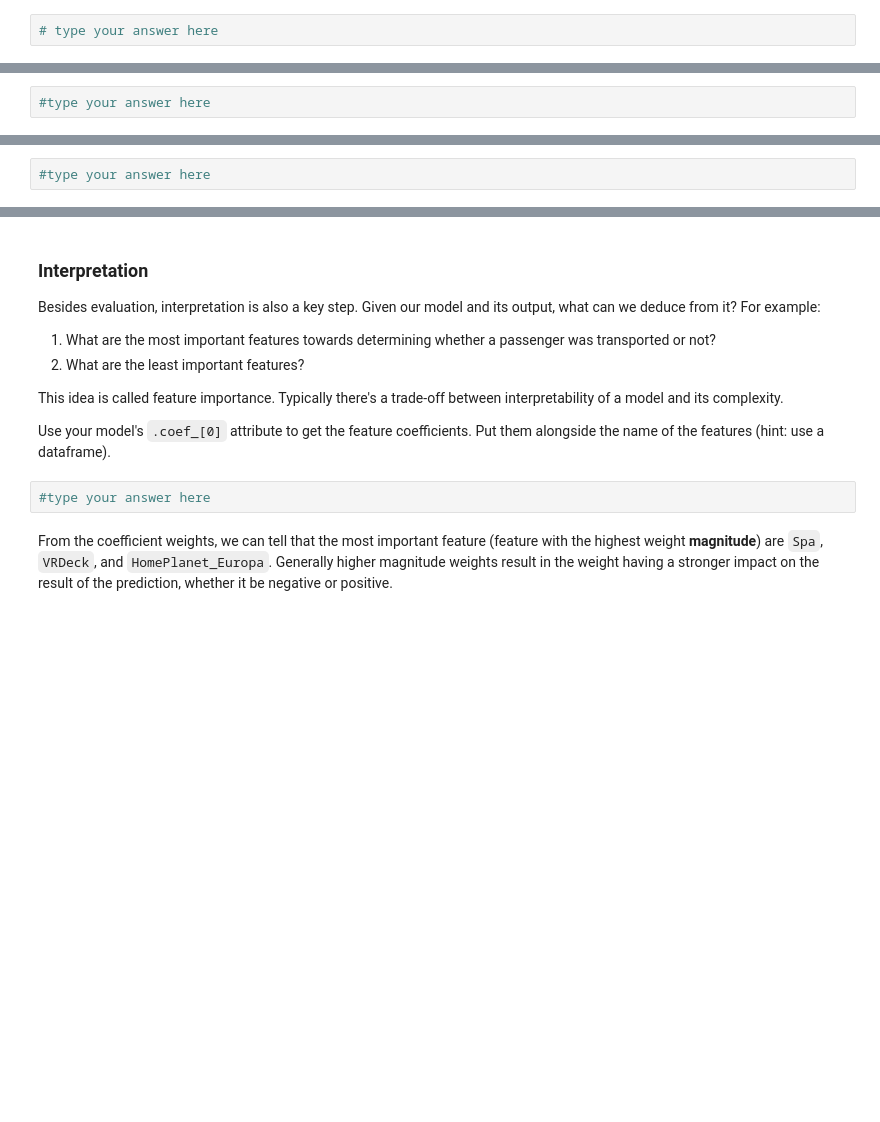
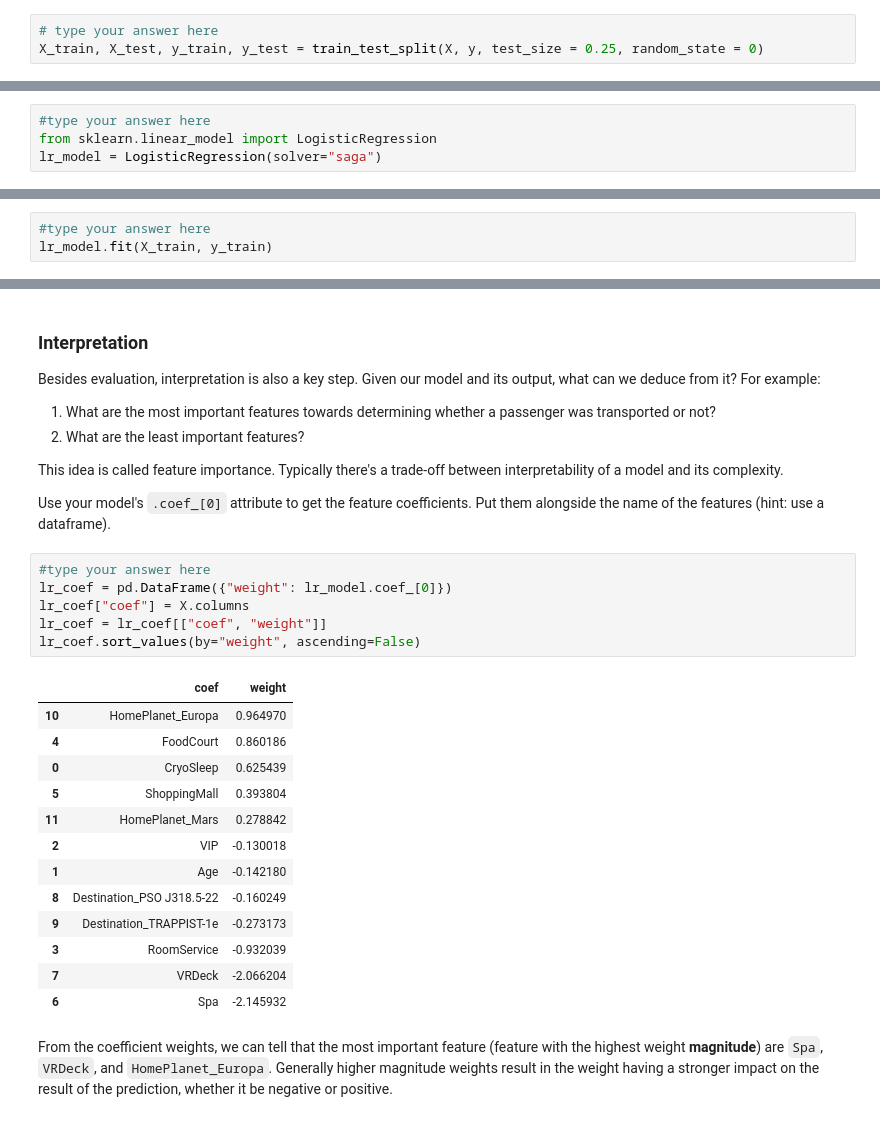
Before and after one commit to Daphne-Qin/deep-2023, a Jupyter notebook: workshop/wksp4/DEEP #4 Classification.ipynb, the cells around one changed output, grey strips where cells are left out. Cells and saved outputs as stored; diff of their text form; blank space fills up the shorter version.

````diff
--- a/workshop/wksp4/DEEP #4 Classification.ipynb
+++ b/workshop/wksp4/DEEP #4 Classification.ipynb
@@ -79,6 +105,7 @@ y = data["Transported"] #just the label
 Now use `X` and `y` to perform the `train_test_split` to obtain your training and test sets
 # %%
 # type your answer here
+X_train, X_test, y_train, y_test = train_test_split(X, y, test_size = 0.25, random_state = 0)
 # %% [markdown]
 One more thing, it is always good practice to standardize our data before modeling. This ensures that all our numerical data is on the same scale!
 # %%
@@ -114,8 +146,11 @@ Note, there are many, many different models for classification. These are some o
 Let's start by creating a simple logistic regression model. We can import it and create an instance of it.
 # %%
 #type your answer here
+from sklearn.linear_model import LogisticRegression
+lr_model = LogisticRegression(solver="saga")
 # %% [markdown]
 ### Fit
 After we've created our model, we now need to train it using our training set. Use `.fit(X_train, y_train)`
 # %%
 #type your answer here
+lr_model.fit(X_train, y_train)
@@ -152,8 +201,26 @@ Besides evaluation, interpretation is also a key step. Given our model and its o
 This idea is called feature importance. Typically there's a trade-off between interpretability of a model and its complexity.
 
 Use your model's `.coef_[0]` attribute to get the feature coefficients. Put them alongside the name of the features (hint: use a dataframe).
-# %%
-#type your answer here
+# %%
+#type your answer here
+lr_coef = pd.DataFrame({"weight": lr_model.coef_[0]})
+lr_coef["coef"] = X.columns
+lr_coef = lr_coef[["coef", "weight"]]
+lr_coef.sort_values(by="weight", ascending=False)
+# %% [output]
+|  | coef | weight |
+| 10 | HomePlanet_Europa | 0.964970 |
+| 4 | FoodCourt | 0.860186 |
+| 0 | CryoSleep | 0.625439 |
+| 5 | ShoppingMall | 0.393804 |
+| 11 | HomePlanet_Mars | 0.278842 |
+| 2 | VIP | -0.130018 |
+| 1 | Age | -0.142180 |
+| 8 | Destination_PSO J318.5-22 | -0.160249 |
+| 9 | Destination_TRAPPIST-1e | -0.273173 |
+| 3 | RoomService | -0.932039 |
+| 7 | VRDeck | -2.066204 |
+| 6 | Spa | -2.145932 |
 # %% [markdown]
 From the coefficient weights, we can tell that the most important feature (feature with the highest weight **magnitude**) are ```Spa```, ```VRDeck```, and ```HomePlanet_Europa```. Generally higher magnitude weights result in the weight having a stronger impact on the result of the prediction, whether it be negative or positive.
 # %% [markdown]
````
Also changed, not shown: parts of 17 cells of this notebook.
